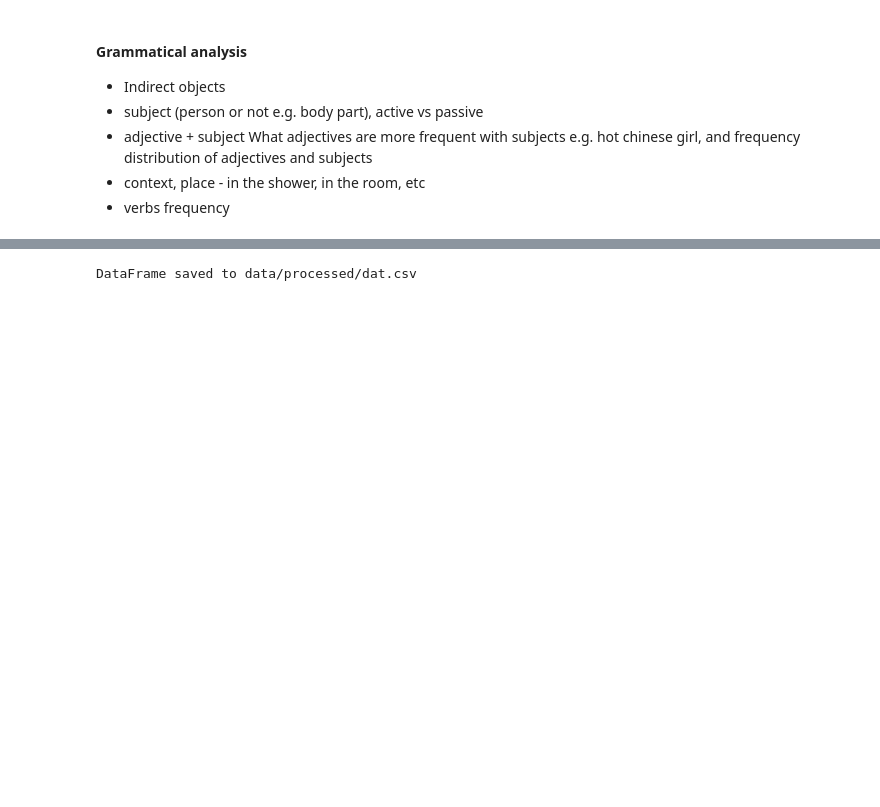
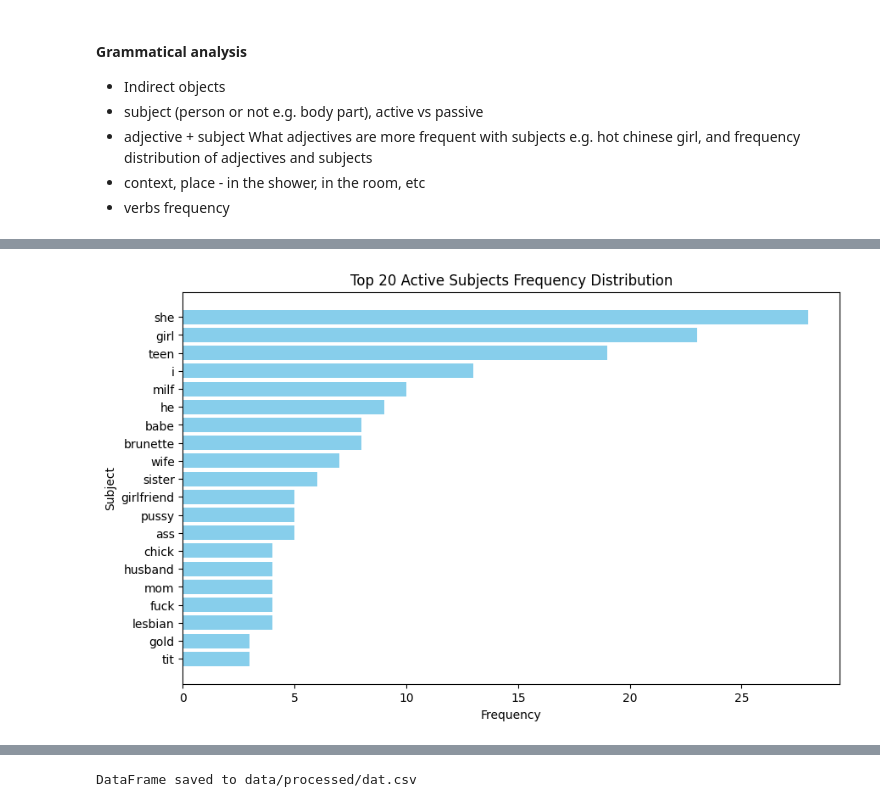
Before and after one commit to ptypes-nlesc/stereotype-map, a Jupyter notebook: notebooks/Analysis.ipynb, the cells around one changed output, grey strips where cells are left out. Drawn from its saved outputs; the diff is of its cells as text; code cells hidden in the pictures; blank space fills up the shorter version.

Commit message:
Add subject analysis

```diff
--- a/notebooks/Analysis.ipynb
+++ b/notebooks/Analysis.ipynb
@@ -373,0 +396,17 @@ print(df[["title", "indirect_objects"]])
+# %%
+# Subject passive
+# Function to extract the subject from a sentence
+def extract_passive_subjects(sentence):
+    doc = nlp(sentence)
+    passive_subjects = []
+
+    for token in doc:
+        # Check if the token is a passive subject
+        if token.dep_ == "nsubjpass":
+            passive_subjects.append(token.text)
+
+    return passive_subjects
+
+
+# Apply the function to the titles in the DataFrame
+df["subject_pass"] = df["title"].apply(extract_passive_subjects)
@@ -373,0 +433,37 @@ print(df[["title", "indirect_objects"]])
+# %%
+# Flatten the list of active subjects and lemmatize while normalizing case
+all_active_subjects = []
+for sublist in df["subject_active"]:
+    for subject in sublist:
+        doc = nlp(subject)  # Tokenize and lemmatize
+        lemmatized_subjects = [
+            token.lemma_.lower() for token in doc
+        ]  # Get the lemmatized form and convert to lowercase
+        all_active_subjects.extend(
+            lemmatized_subjects
+        )  # Add lemmatized subjects to the list
+
+# Count the frequency of each subject
+subject_frequency = Counter(all_active_subjects)
+
+# Convert the frequency counts to a DataFrame
+frequency_df = pd.DataFrame(subject_frequency.items(), columns=["Subject", "Frequency"])
+
+# Sort the DataFrame by frequency in descending order
+frequency_df = frequency_df.sort_values(by="Frequency", ascending=False)
+
+# Create a bar chart for the top N subjects
+top_n = 20  # Change this to the number of top subjects you want to visualize
+plt.figure(figsize=(10, 6))
+plt.barh(
+    frequency_df["Subject"].head(top_n),
+    frequency_df["Frequency"].head(top_n),
+    color="skyblue",
+)
+plt.xlabel("Frequency")
+plt.ylabel("Subject")
+plt.title(f"Top {top_n} Active Subjects Frequency Distribution")
+plt.gca().invert_yaxis()  # Invert y-axis to have the highest frequency on top
+plt.show()
+# %% [output]
+[figure, added]
```
Also changed, not shown: parts of 4 cells of this notebook.
